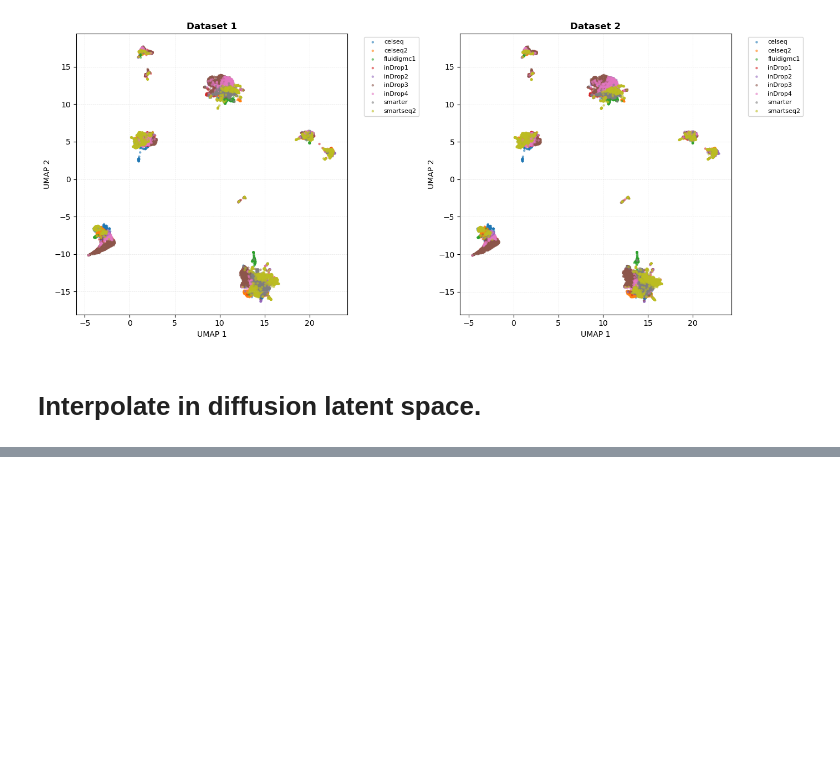
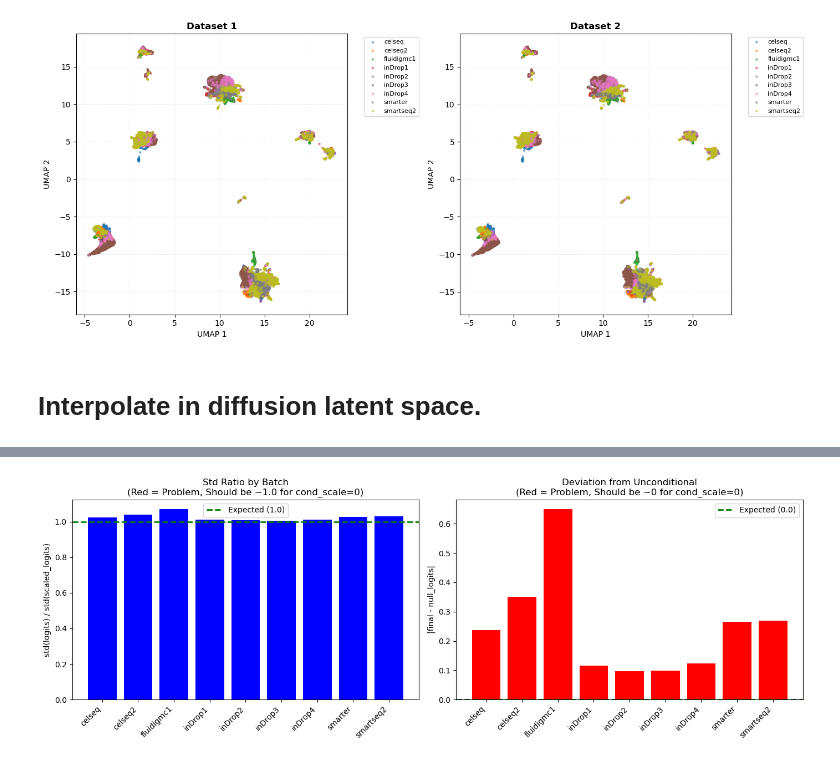
Before and after one commit to LangtianM/scDeepSim, a Jupyter notebook: experiments/batch_effect.ipynb, the cells around one changed output, grey strips where cells are left out. Cells and saved outputs as stored; diff of their text form; code cells hidden in the pictures; blank space fills up the shorter version.

```diff
--- a/experiments/batch_effect.ipynb
+++ b/experiments/batch_effect.ipynb
@@ -218,0 +487,34 @@ array([[ 1.8710434 ,  1.1259947 , -1.2515061 , ...,  2.5459332 ,
+# %%
+# Cell 3: 可视化std ratio问题
+import matplotlib.pyplot as plt
+
+batch_names = list(all_results.keys())
+std_ratios = [all_results[b]['std_ratio'] for b in batch_names]
+diff_from_nulls = [all_results[b]['diff_from_null'] for b in batch_names]
+
+fig, axes = plt.subplots(1, 2, figsize=(14, 5))
+
+# Std ratio
+colors = ['red' if abs(r - 1.0) > 0.1 else 'blue' for r in std_ratios]
+axes[0].bar(range(len(batch_names)), std_ratios, color=colors)
+axes[0].axhline(1.0, color='green', linestyle='--', linewidth=2, label='Expected (1.0)')
+axes[0].set_xticks(range(len(batch_names)))
+axes[0].set_xticklabels(batch_names, rotation=45, ha='right')
+axes[0].set_ylabel('std(logits) / std(scaled_logits)')
+axes[0].set_title('Std Ratio by Batch\n(Red = Problem, Should be ~1.0 for cond_scale=0)')
+axes[0].legend()
+
+# Diff from null
+colors = ['red' if d > 0.01 else 'blue' for d in diff_from_nulls]
+axes[1].bar(range(len(batch_names)), diff_from_nulls, color=colors)
+axes[1].axhline(0.0, color='green', linestyle='--', linewidth=2, label='Expected (0.0)')
+axes[1].set_xticks(range(len(batch_names)))
+axes[1].set_xticklabels(batch_names, rotation=45, ha='right')
+axes[1].set_ylabel('|final - null_logits|')
+axes[1].set_title('Deviation from Unconditional\n(Red = Problem, Should be ~0 for cond_scale=0)')
+axes[1].legend()
+
+plt.tight_layout()
+plt.show()
+# %% [output]
+[figure, added]
```
Also changed, not shown: parts of 9 cells of this notebook, 4 other files.
